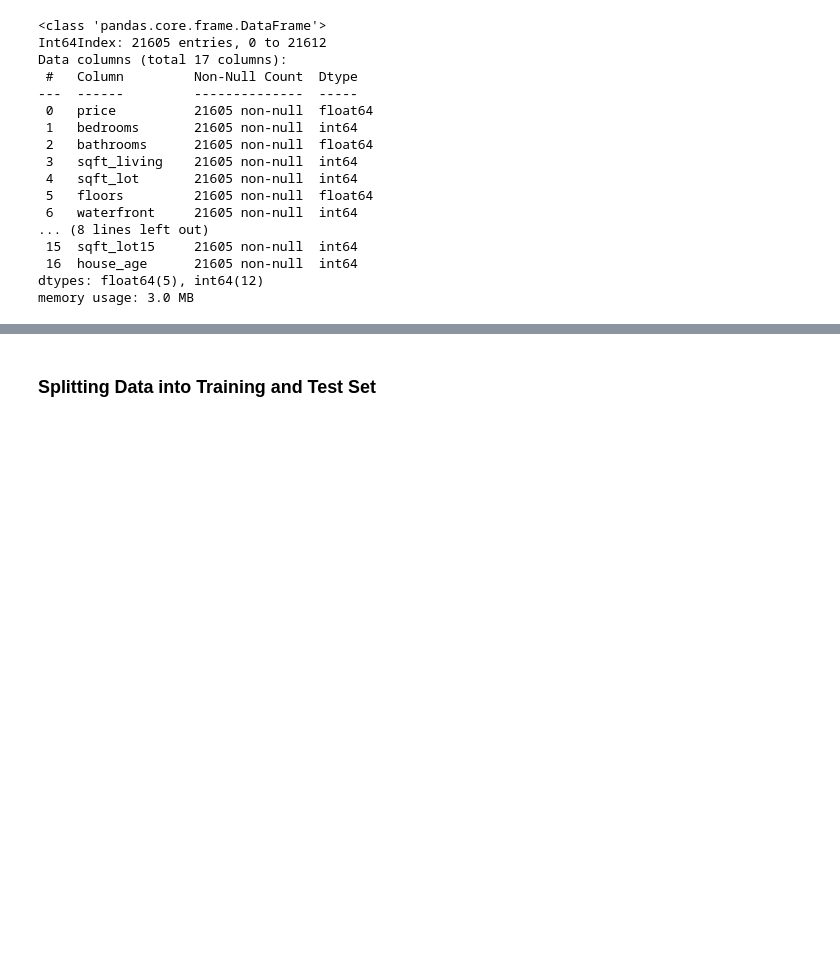
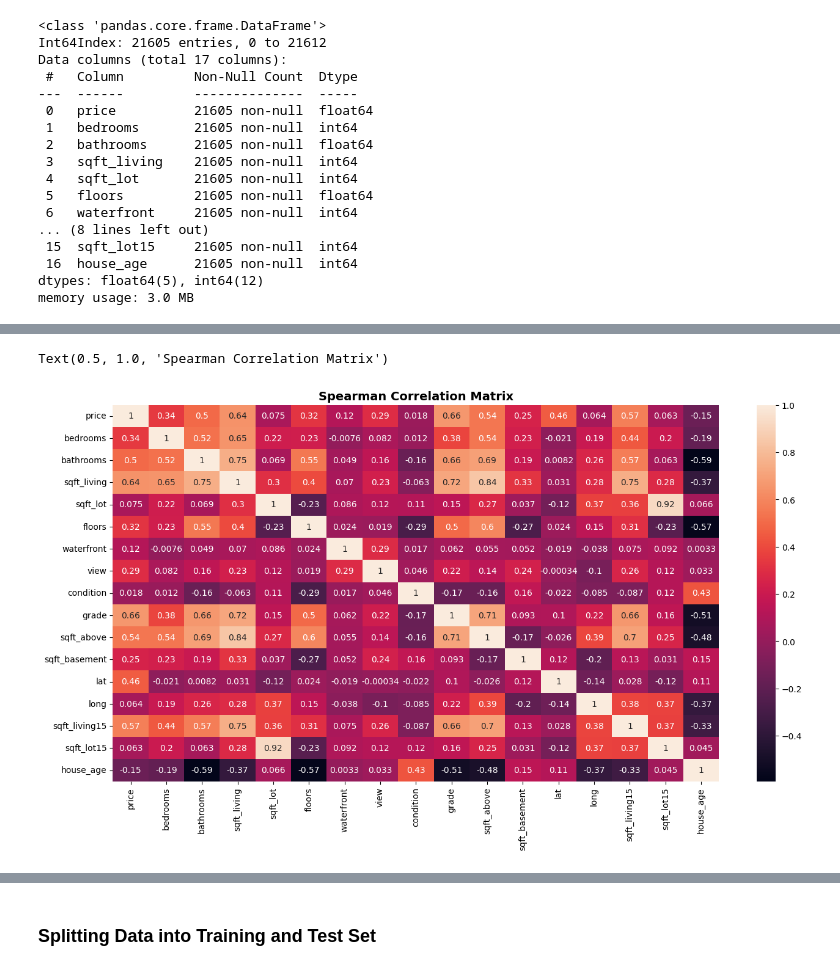
Before and after one commit to abccastro/House-Price-Prediction-using-Polynomial-Regression, a Jupyter notebook: House Price Prediction/House Price Prediction (King County, USA).ipynb, the cells around one changed output, grey strips where cells are left out. Cells and saved outputs as stored; diff of their text form; code cells hidden in the pictures; blank space fills up the shorter version.

```diff
--- a/House Price Prediction/House Price Prediction (King County, USA).ipynb
+++ b/House Price Prediction/House Price Prediction (King County, USA).ipynb
@@ -245,0 +218,9 @@ __Observations and Assumptions:__
+# %%
+spearmancorr = kc_house_df_filtered.corr(method='spearman')
+
+plt.figure(figsize = (16, 8))
+sns.heatmap(spearmancorr, xticklabels=spearmancorr.columns, yticklabels=spearmancorr.columns, annot=True)
+plt.title('Spearman Correlation Matrix', fontsize=14, fontweight='bold')
+# %% [output]
+Text(0.5, 1.0, 'Spearman Correlation Matrix')
+[figure, added]
```
Also changed, not shown: parts of 42 cells of this notebook.
